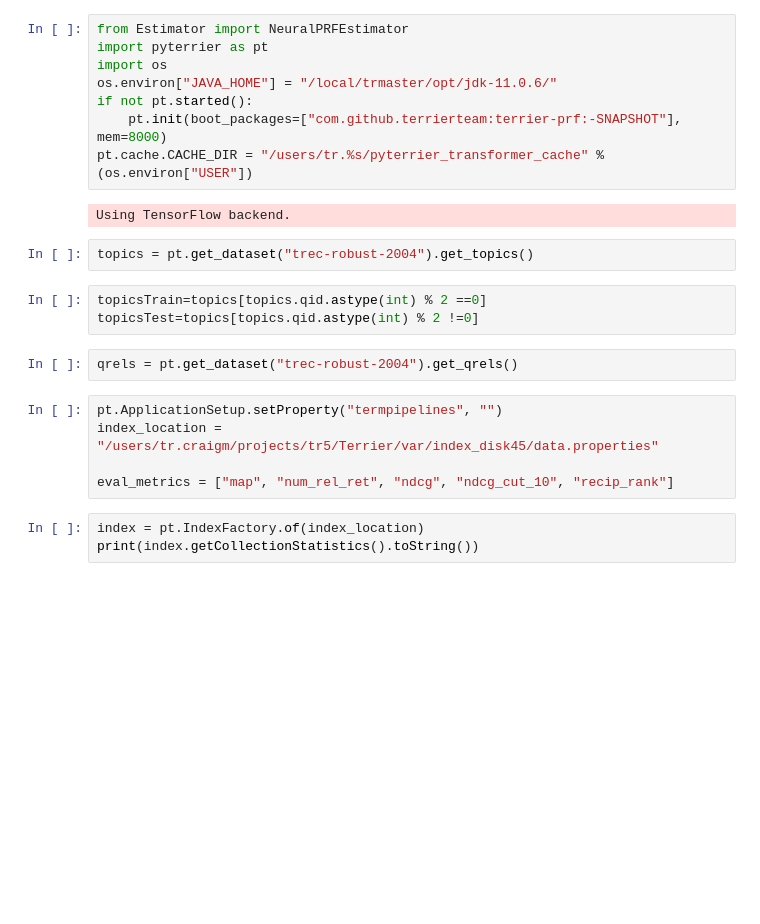
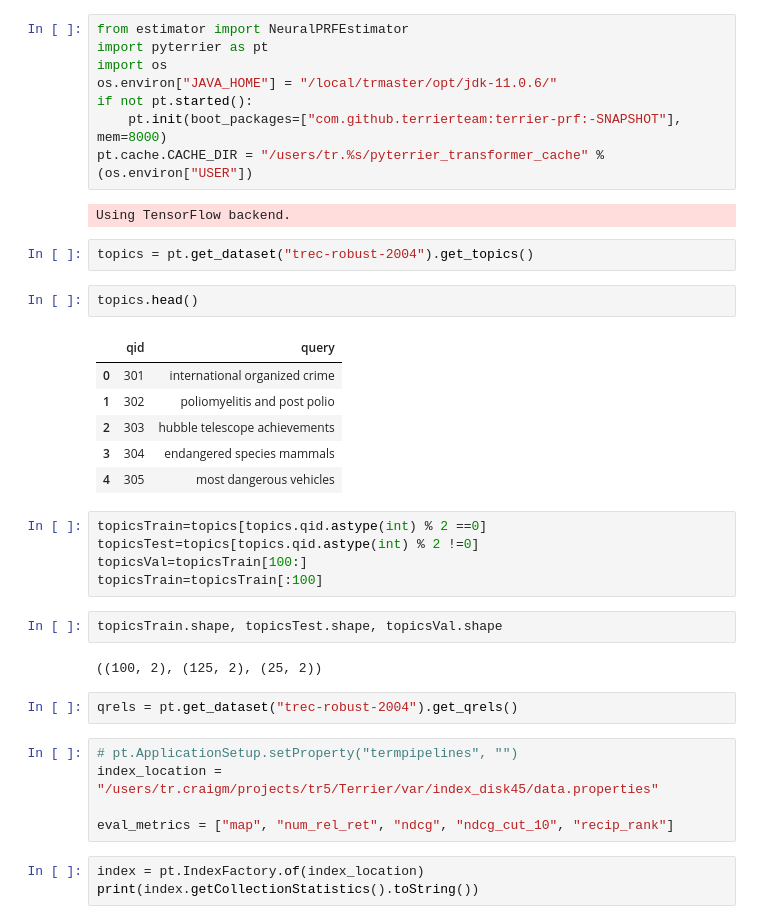
Before and after one commit to terrierteam/pyterrier-NPRF, a Jupyter notebook: Robust100.ipynb, the cells around one changed output. Drawn from its saved outputs; the diff is of its cells as text; blank space fills up the shorter version.

```diff
--- a/Robust100.ipynb
+++ b/Robust100.ipynb
@@ -1,5 +1,5 @@
 # %%
-from Estimator import NeuralPRFEstimator
+from estimator import NeuralPRFEstimator
 import pyterrier as pt
 import os
 os.environ["JAVA_HOME"] = "/local/trmaster/opt/jdk-11.0.6/"
@@ -10,13 +10,28 @@ pt.cache.CACHE_DIR = "/users/tr.%s/pyterrier_transformer_cache" % (os.environ["U
 Using TensorFlow backend.
 # %%
 topics = pt.get_dataset("trec-robust-2004").get_topics()
+# %%
+topics.head()
+# %% [output]
+|  | qid | query |
+| 0 | 301 | international organized crime |
+| 1 | 302 | poliomyelitis and post polio |
+| 2 | 303 | hubble telescope achievements |
+| 3 | 304 | endangered species mammals |
+| 4 | 305 | most dangerous vehicles |
 # %%
 topicsTrain=topics[topics.qid.astype(int) % 2 ==0]
 topicsTest=topics[topics.qid.astype(int) % 2 !=0]
+topicsVal=topicsTrain[100:]
+topicsTrain=topicsTrain[:100]
+# %%
+topicsTrain.shape, topicsTest.shape, topicsVal.shape
+# %% [output]
+((100, 2), (125, 2), (25, 2))
 # %%
 qrels = pt.get_dataset("trec-robust-2004").get_qrels()
 # %%
-pt.ApplicationSetup.setProperty("termpipelines", "")
+# pt.ApplicationSetup.setProperty("termpipelines", "")
 index_location = "/users/tr.craigm/projects/tr5/Terrier/var/index_disk45/data.properties"
 
 eval_metrics = ["map", "num_rel_ret", "ndcg", "ndcg_cut_10", "recip_rank"]
```
Also changed, not shown: parts of 26 cells of this notebook, 2 other files.
